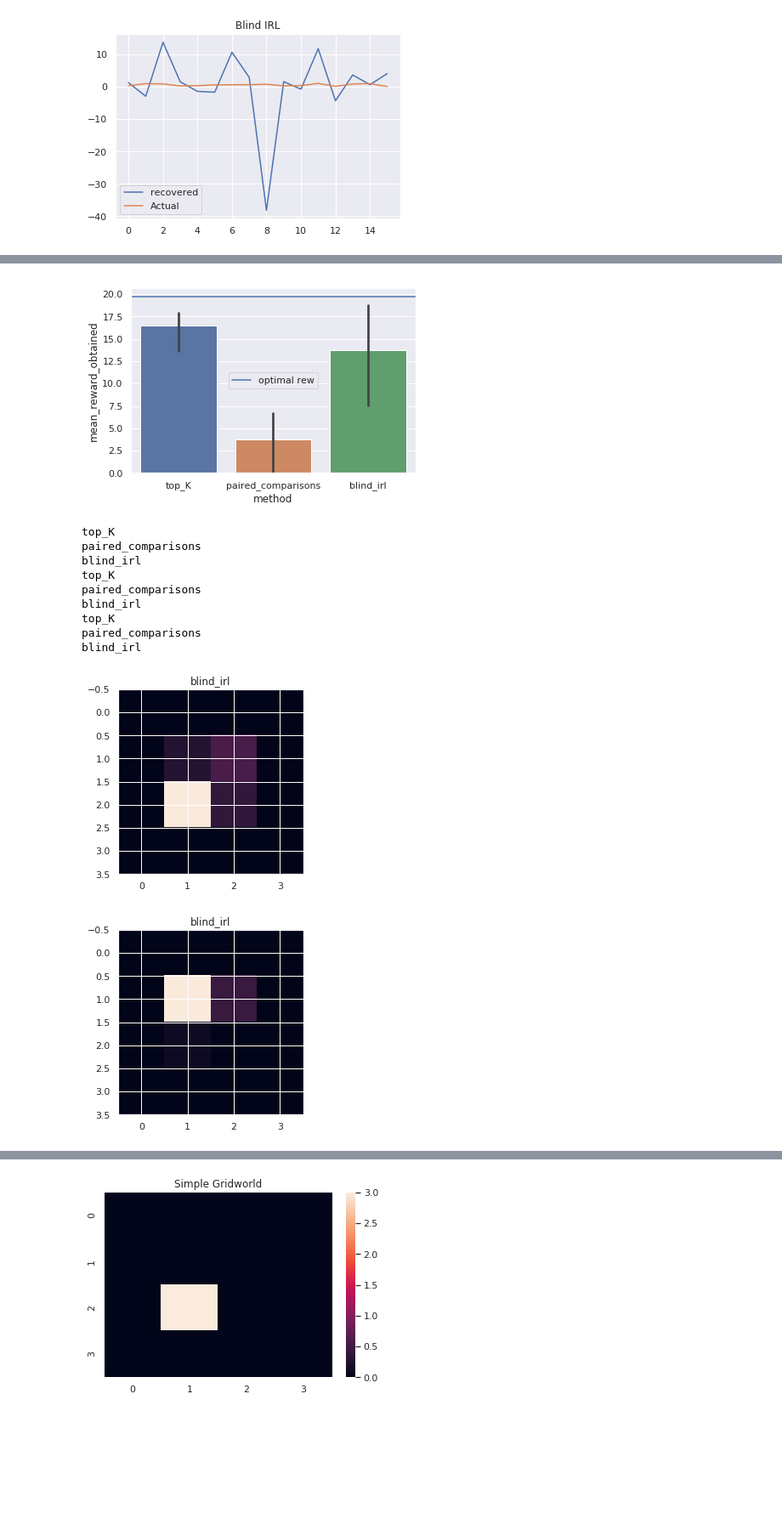
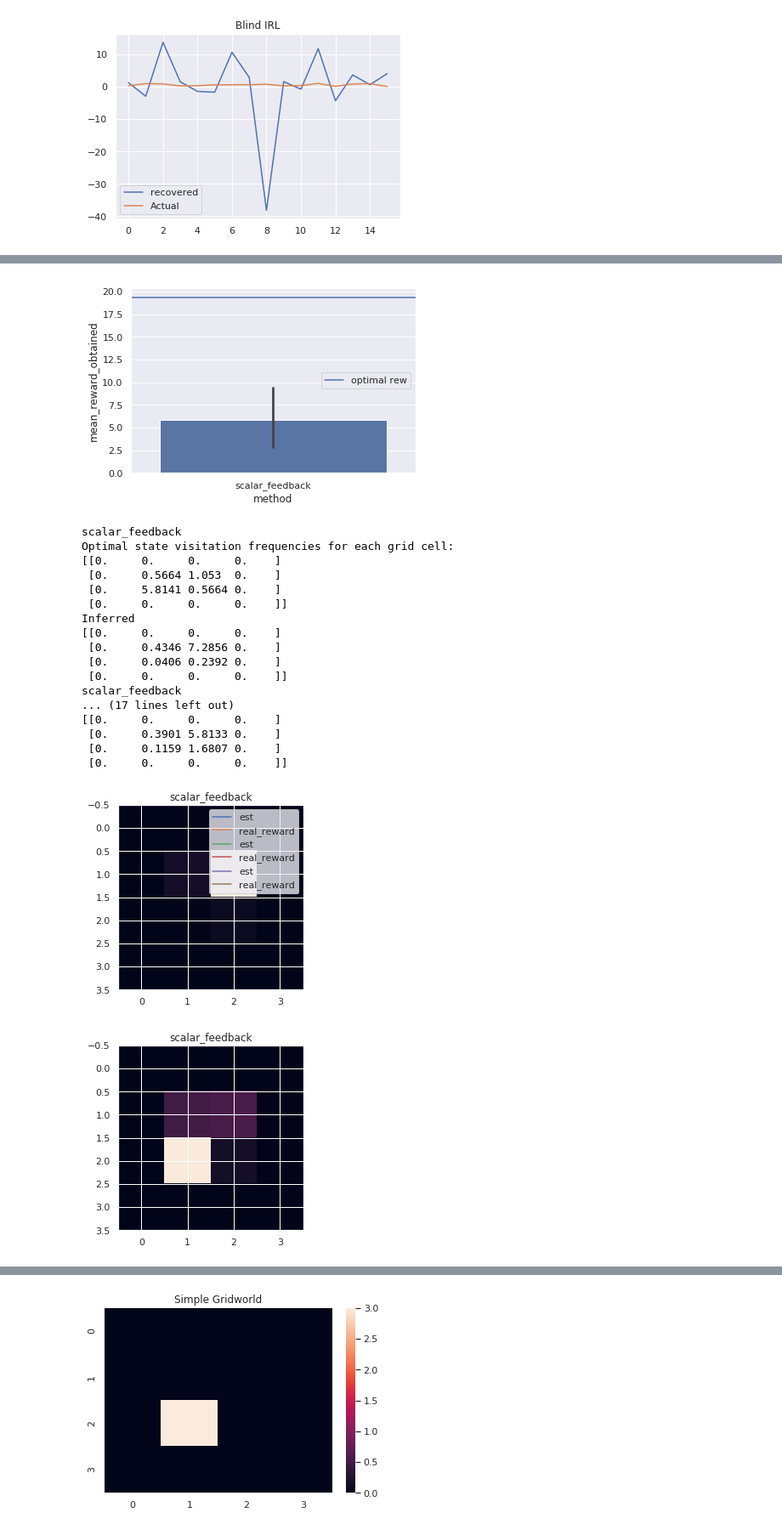
Before and after one commit to qxcv/bootstrapping-bias-learning, a Jupyter notebook: multi_learn.ipynb, the cells around one changed output, grey strips where cells are left out. Shown: that part at 85% size. Saved outputs shown, nothing was run; the diff lists cells and outputs as text; code cells hidden in the pictures; blank space fills up the shorter version.

```diff
--- a/multi_learn.ipynb
+++ b/multi_learn.ipynb
@@ -461,15 +485,33 @@ def init_models(opt_reward=False):
     rng = jrandom.PRNGKey(23)
     rng, top_K_bias_params = top_K_feedback_model.init_bias_params(rng)
 
-    model_list = [top_K_feedback_model, pc_feedback_model, irl_feedback_model]
-    data_list = [top_K_dataset, comparison_dataset, irl_dataset]
-    bias_list = [top_K_bias_params, pc_bias_params, irl_bias_params]
-    use_bias_list = [True, True, True]
+
+
+    from pref_bootstrap import feedback_learner_scalar as fbl_scalar
+    s_feedback_model = fbl_scalar.ScalarFeedbackModel(env)
+
+    rng, s_feedback_params = s_feedback_model.init_bias_params(rng)
+    s_expert = experts.ScalarFeedbackExpert(env, seed=3)
+
+    # generate some random trajectories & compare a random subset of them
+    def generate_corrupted_ds(ntraj=20):
+        trajectories = mce_irl.mce_irl_sample(env, ntraj, R=np.ones((env.n_states, )))
+        return s_expert.interact(trajectories)
+    s_dataset = generate_corrupted_ds(20)
+    rmodel = r_models.LinearRewardModel(env.obs_dim)
+#     _, rmodel, _ = trad_optimize(s_feedback_model, s_dataset, rmodel, s_feedback_params, use_bias_prior=False,
+#                                 optimize_bias=True, one_bias=False, iters=200)
+#     evaluate(rmodel, name='Scalar feedback')
+
+    model_list = [top_K_feedback_model, pc_feedback_model, irl_feedback_model, s_feedback_model]
+    data_list = [top_K_dataset, comparison_dataset, irl_dataset, s_dataset]
+    bias_list = [top_K_bias_params, pc_bias_params, irl_bias_params, s_feedback_params]
+    use_bias_list = [True, True, True, True]
     rmodel = r_models.LinearRewardModel(env.obs_dim)
     if opt_reward:
         rmodel.set_params(env.reward_matrix)
 
-    names = ['top_K', 'paired_comparisons', 'blind_irl']
+    names = ['top_K', 'paired_comparisons', 'blind_irl', 'scalar_feedback']
 
     biases_actual = []
 
@@ -482,6 +524,8 @@ def init_models(opt_reward=False):
     #blind irl actual bias
     biases_actual.append((irl_bias_params))
 
+    biases_actual.append((0, 1))
+
     return model_list, data_list, rmodel, bias_list, use_bias_list, names, biases_actual
 # %%
 model_list, data_list, rmodel, bias_list, use_bias_list, names, _ = init_models(opt_reward=True)
@@ -575,12 +602,14 @@ for _ in range(3):
         # reset reward_model
 
     model_list, data_list, rmodel, bias_list, use_bias_list, names, biases_actual = init_models()
-    use_bias_list = [True, True, True]
-    obs = [True, True, True]
+    use_bias_list = [True, True, True, True]
+    obs = [True, True, True, True]
     for model, dataset, bias_params, ub, name, b_actual, ob in zip(model_list, data_list, bias_list, use_bias_list, names, biases_actual, obs):
+        if not name == 'scalar_feedback':
+            continue
         rmodel = r_models.LinearRewardModel(env.obs_dim)
         _, rmodel, bias_p_recovered = trad_optimize(model, dataset, rmodel, bias_params, use_bias_prior=ub,
-                                                   optimize_bias=ob, one_bias=False, iters=1000)
+                                                   optimize_bias=ob, one_bias=False, printz=10, lr=1e-3)
 
         recovered_reward_vec, mean_reward, obs_f = evaluate_full(rmodel)
 
@@ -633,45 +650,54 @@ from datetime import datetime
 now = datetime.now()
 ts = now.strftime('%Y_%m_%d_%H_%M_%S')
 
 sns.barplot(x='method', y='mean_reward_obtained', data=res)
 plt.axhline(optimal_rew[0], label='optimal rew')
 plt.legend()
 plt.ylim([0, optimal_rew[0]+1])
 plt.savefig('./images/final-results-optimize-bias_%s.png' %ts)
 plt.show()
 
 
 for r, m in zip(res['recovered_reward'].values, res['method'].values):
     print(m)
-
-#     evaluate(r, name=m)
+    rmodel = r_models.LinearRewardModel(env.obs_dim)
+    rmodel.set_params(r)
+    evaluate(rmodel, name=m)
 
 
 
 
-res.to_pickle('./results/full_bias_updates_%s.pkl' %ts)
+res.to_pickle('./results/scalar_feedback_res_%s.pkl' %ts)
 
 for m in set(list(res['method'].values)):
     obs = res.loc[res['method']==m]['obs_obtained']
     obs = obs.values
     res_L = []
     for o in obs:
         res_L.append(o)
         plt.imshow(o.reshape((random_gridworld.height, random_gridworld.width)))
         plt.title(m)
         plt.show()
     res_l = np.array(res_L)
     res_l = np.median(res_l, axis=0)
 # %% [output]
-[figure, old version]
+[figure, new version]
-top_K
-paired_comparisons
-blind_irl
-top_K
-paired_comparisons
-blind_irl
-top_K
-paired_comparisons
-blind_irl
+scalar_feedback
+Optimal state visitation frequencies for each grid cell:
+[[0.     0.     0.     0.    ]
+ [0.     0.5664 1.053  0.    ]
+ [0.     5.8141 0.5664 0.    ]
+ [0.     0.     0.     0.    ]]
+Inferred
+[[0.     0.     0.     0.    ]
+ [0.     0.4346 7.2856 0.    ]
+ [0.     0.0406 0.2392 0.    ]
+ [0.     0.     0.     0.    ]]
+scalar_feedback
+... (17 lines left out)
+[[0.     0.     0.     0.    ]
+ [0.     0.3901 5.8133 0.    ]
+ [0.     0.1159 1.6807 0.    ]
+ [0.     0.     0.     0.    ]]
-[figure, old version]
+[figure, new version]
-[figure, old version]
+[figure, new version]
```
Also changed, not shown: parts of 34 cells of this notebook, 7 other files.
